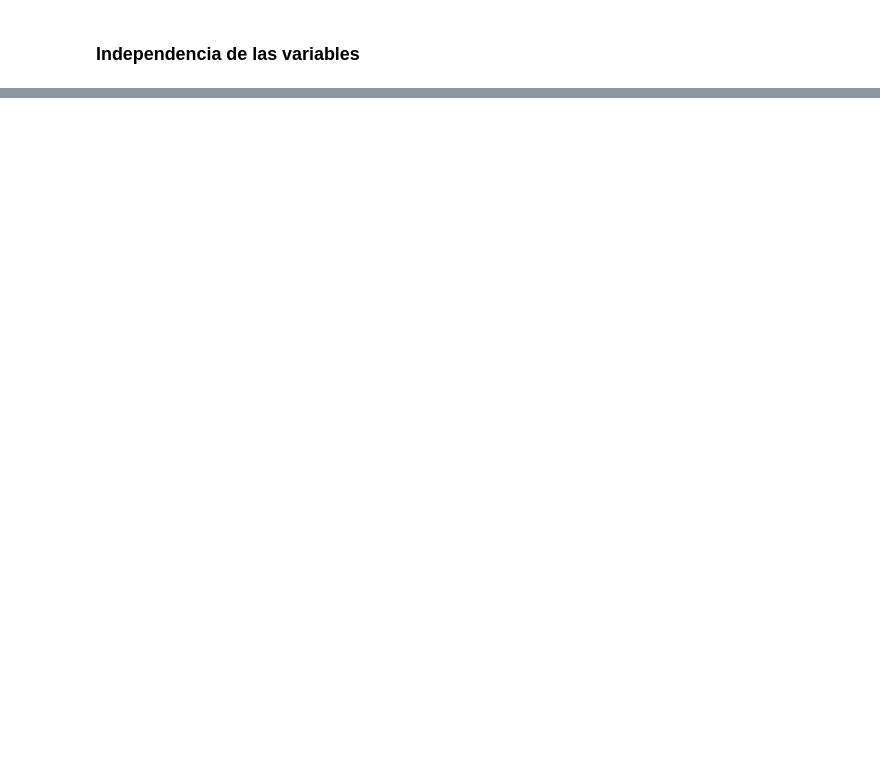
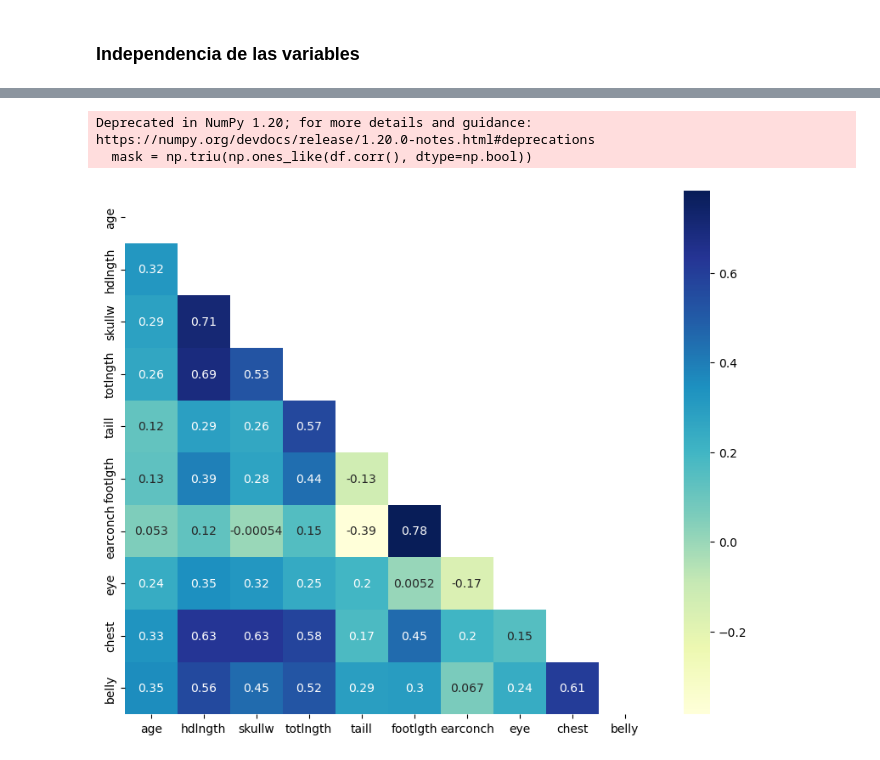
Before and after one commit to Adalab/-DA-promo-b-modulo-3-sprint-1-Maria-Ana, a Jupyter notebook: pair-programming-4-Asunciones/pair-programming-4-Asunciones.ipynb, the cells around one changed output, grey strips where cells are left out. Cells and saved outputs as stored; diff of their text form; code cells hidden in the pictures; blank space fills up the shorter version.

```diff
--- a/pair-programming-4-Asunciones/pair-programming-4-Asunciones.ipynb
+++ b/pair-programming-4-Asunciones/pair-programming-4-Asunciones.ipynb
@@ -26,0 +107,13 @@ UnicodeDecodeError: 'utf-8' codec can't decode byte 0x80 in position 0: invalid
+# %%
+#hacemos el heatmap
+
+mask = np.triu(np.ones_like(df.corr(), dtype=np.bool))
+
+sns.heatmap(df.corr(),
+cmap = "YlGnBu",
+mask = mask, # incorporamos la máscara en nuestro plot
+annot = True);
+# %% [output]
+Deprecated in NumPy 1.20; for more details and guidance: https://numpy.org/devdocs/release/1.20.0-notes.html#deprecations
+  mask = np.triu(np.ones_like(df.corr(), dtype=np.bool))
+[figure, added]
```
Also changed, not shown: parts of 9 cells of this notebook.
